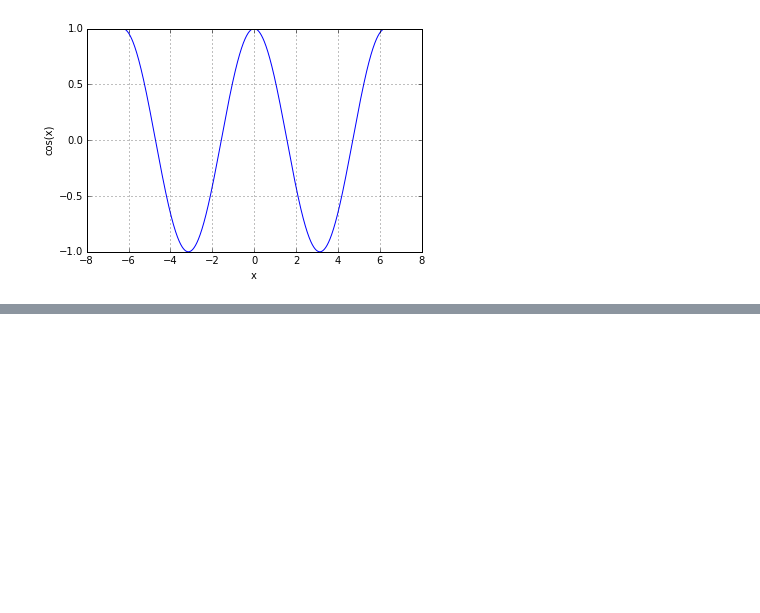
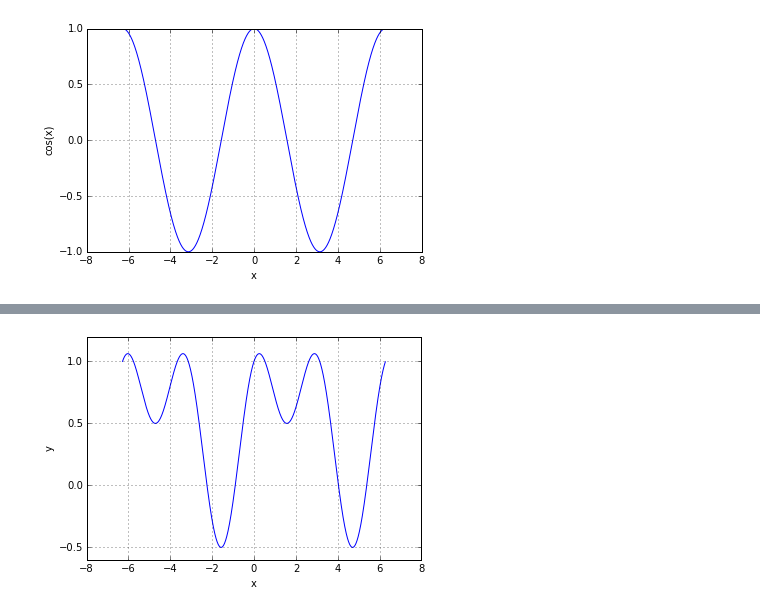
Before and after one commit to GitUGR/project, a Jupyter notebook: trig.ipynb, the cells around one changed output, grey strips where cells are left out. Cells and saved outputs as stored; diff of their text form; code cells hidden in the pictures; blank space fills up the shorter version.

```diff
--- a/trig.ipynb
+++ b/trig.ipynb
@@ -30,0 +31,8 @@ plt.ylabel('y')
+# %%
+y = np.sin(x)/2+np.cos(x)**2
+plt.plot(x, y)
+plt.xlabel('x')
+plt.ylabel('y')
+plt.grid()
+# %% [output]
+[figure, added]
```
Also changed, not shown: parts of 1 cell of this notebook.
